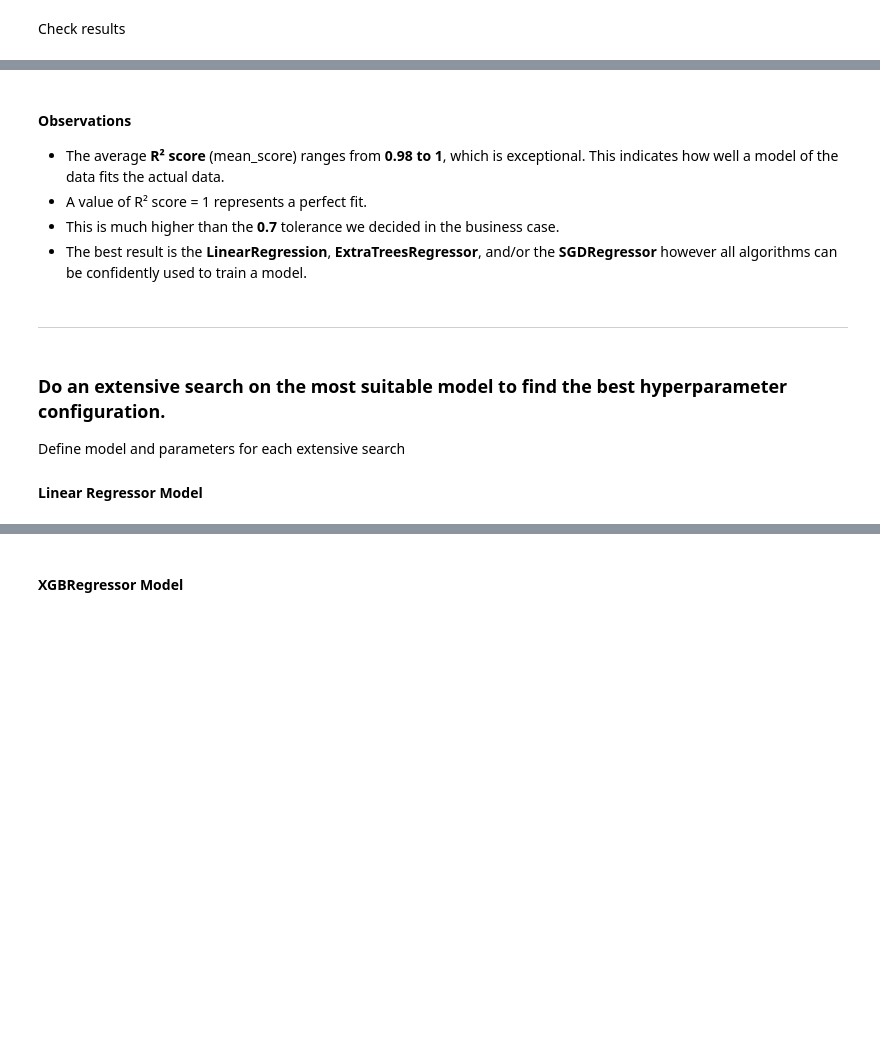
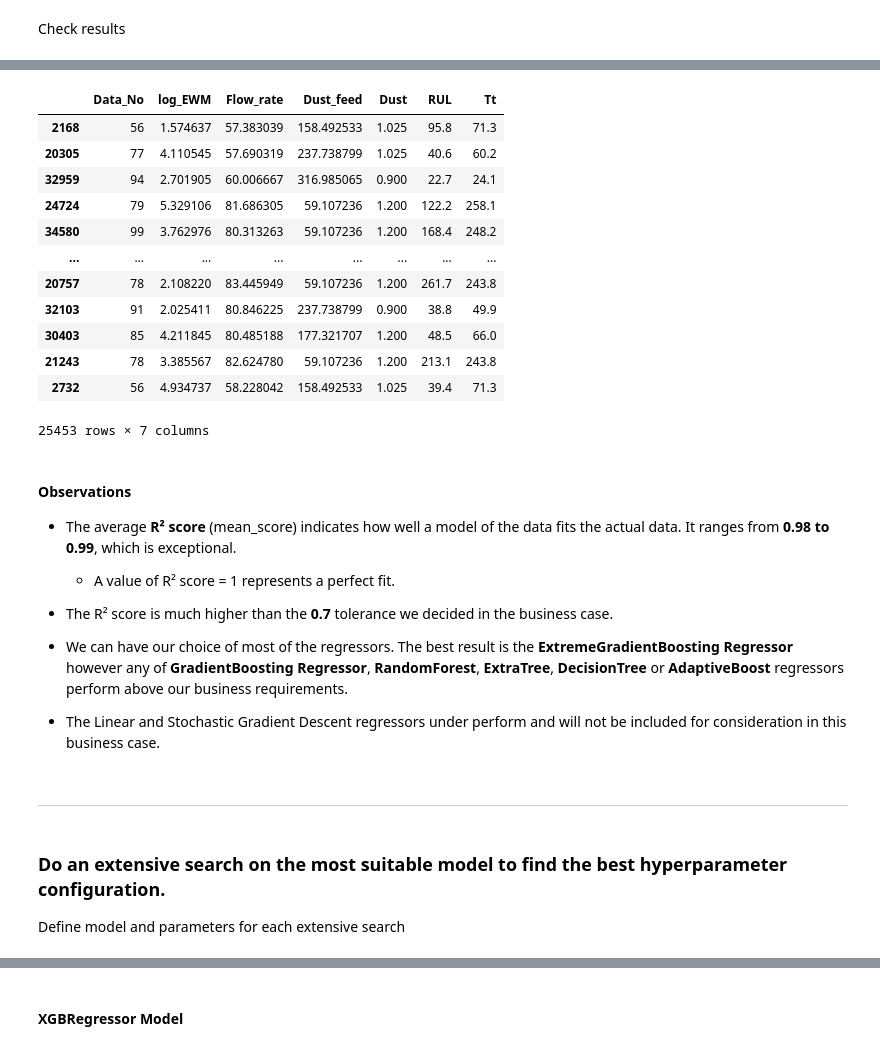
Before and after one commit to roeszler/filter-maintenance-predictor, a Jupyter notebook: jupyter_notebooks/05_ModelAndEvaluate_RUL.ipynb, the cells around one changed output, grey strips where cells are left out. Saved outputs shown, nothing was run; the diff lists cells and outputs as text; code cells hidden in the pictures; blank space fills up the shorter version.

Commit message:
add split refactor RUL Regressor UD59

```diff
--- a/jupyter_notebooks/05_ModelAndEvaluate_RUL.ipynb
+++ b/jupyter_notebooks/05_ModelAndEvaluate_RUL.ipynb
@@ -199,9 +308,18 @@ corr_sel = SmartCorrelatedSelection(variables=None, method="spearman", threshold
 df_engineering = df_test.copy()
 corr_sel.fit_transform(df_engineering)
 
+# log_EWM = df_test['log_EWM']
 features_to_drop_test = corr_sel.features_to_drop_
+# features_to_drop_test = [e for e in features_to_drop_test if e not in ('log_EWM', 'Dust_feed', 'RUL')] # prevent these requirements from being removed in V1
+features_to_drop_test = [e for e in features_to_drop_test if e not in ('Dust_feed', 'RUL')] # prevent these requirements from being removed in V1
+features_to_drop_test.insert(0, 'Differential_pressure') # include differential pressure to be removed
 X = df_test.drop(features_to_drop_test,axis=1)
-y = df_test['Differential_pressure']
+# y = df_test['Differential_pressure'] # define the target variable
+y = df_test['log_EWM'] # define the target variable
+
+# X.loc[:, 'log_EWM'] = log_EWM
+# sma_calc = df_bin['Differential_pressure'].rolling(4).mean()
+# X.insert(loc=2, column='log_EWM', value=log_EWM)
 
 X_test, X_validate, y_test, y_validate = train_test_split(X,y,test_size=0.30, random_state=0)
 
@@ -209,4 +327,4 @@ print(X_test.shape, 'X_test')
 print(X_validate.shape, 'X_validate')
 print(y_test.shape, 'y_test')
 print(y_validate.shape, 'y_validate')
-print('\nFeatures Dropped :\n', corr_sel.features_to_drop_)
+print('\nFeatures Suggested to Drop :\n', features_to_drop_test)
@@ -367,8 +594,26 @@ X_train
+# %%
+X_test
+# %% [output]
+|  | Data_No | log_EWM | Flow_rate | Dust_feed | Dust | RUL | Tt |
+| 2168 | 56 | 1.574637 | 57.383039 | 158.492533 | 1.025 | 95.8 | 71.3 |
+| 20305 | 77 | 4.110545 | 57.690319 | 237.738799 | 1.025 | 40.6 | 60.2 |
+| 32959 | 94 | 2.701905 | 60.006667 | 316.985065 | 0.900 | 22.7 | 24.1 |
+| 24724 | 79 | 5.329106 | 81.686305 | 59.107236 | 1.200 | 122.2 | 258.1 |
+| 34580 | 99 | 3.762976 | 80.313263 | 59.107236 | 1.200 | 168.4 | 248.2 |
+| ... | ... | ... | ... | ... | ... | ... | ... |
+| 20757 | 78 | 2.108220 | 83.445949 | 59.107236 | 1.200 | 261.7 | 243.8 |
+| 32103 | 91 | 2.025411 | 80.846225 | 237.738799 | 0.900 | 38.8 | 49.9 |
+| 30403 | 85 | 4.211845 | 80.485188 | 177.321707 | 1.200 | 48.5 | 66.0 |
+| 21243 | 78 | 3.385567 | 82.624780 | 59.107236 | 1.200 | 213.1 | 243.8 |
+| 2732 | 56 | 4.934737 | 58.228042 | 158.492533 | 1.025 | 39.4 | 71.3 |
+25453 rows × 7 columns
 # %% [markdown]
 #### Observations
 
-* The average **R² score** (mean_score) ranges from **0.98 to 1**, which is exceptional. This indicates how well a model of the data fits the actual data.
-* A value of R² score = 1 represents a perfect fit.
-* This is much higher than the **0.7** tolerance we decided in the business case.
-* The best result is the **LinearRegression**, **ExtraTreesRegressor**, and/or the **SGDRegressor** however all algorithms can be confidently used to train a model.
+* The average **R² score** (mean_score) indicates how well a model of the data fits the actual data. It ranges from **0.98 to 0.99**, which is exceptional.
+    * A value of R² score = 1 represents a perfect fit.
+
+* The R² score is much higher than the **0.7** tolerance we decided in the business case.
+* We can have our choice of most of the regressors. The best result is the **ExtremeGradientBoosting Regressor** however any of **GradientBoosting Regressor**, **RandomForest**, **ExtraTree**, **DecisionTree** or **AdaptiveBoost** regressors perform above our business requirements.
+* The Linear and Stochastic Gradient Descent regressors under perform and will not be included for consideration in this business case.
 <!-- * We will perform an extensive search to hopefully improve performance. -->
@@ -377,5 +624,3 @@ X_train
 # %% [markdown]
 ### Do an extensive search on the most suitable model to find the best hyperparameter configuration.
 Define model and parameters for each extensive search
-
-#### Linear Regressor Model
```
Also changed, not shown: parts of 129 cells of this notebook, 1 other file.
